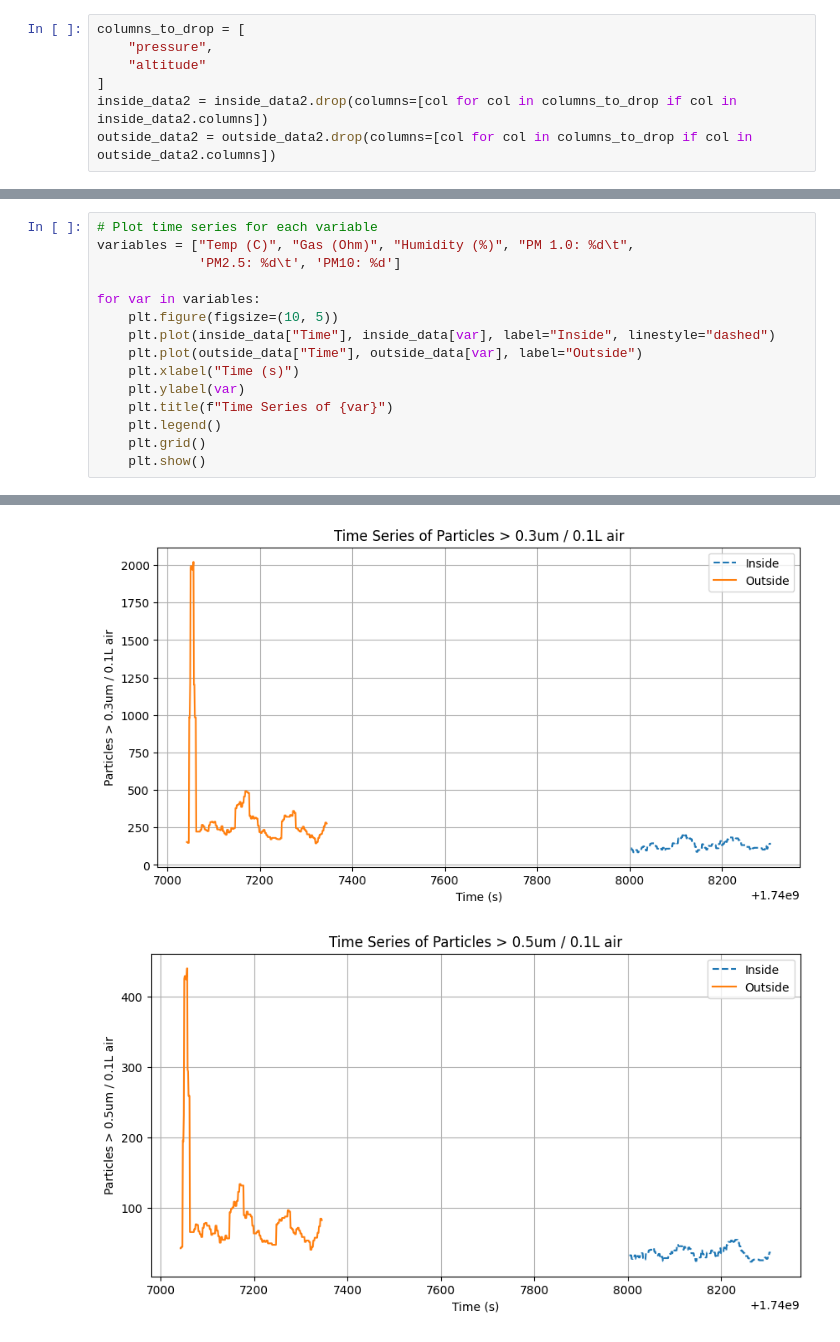
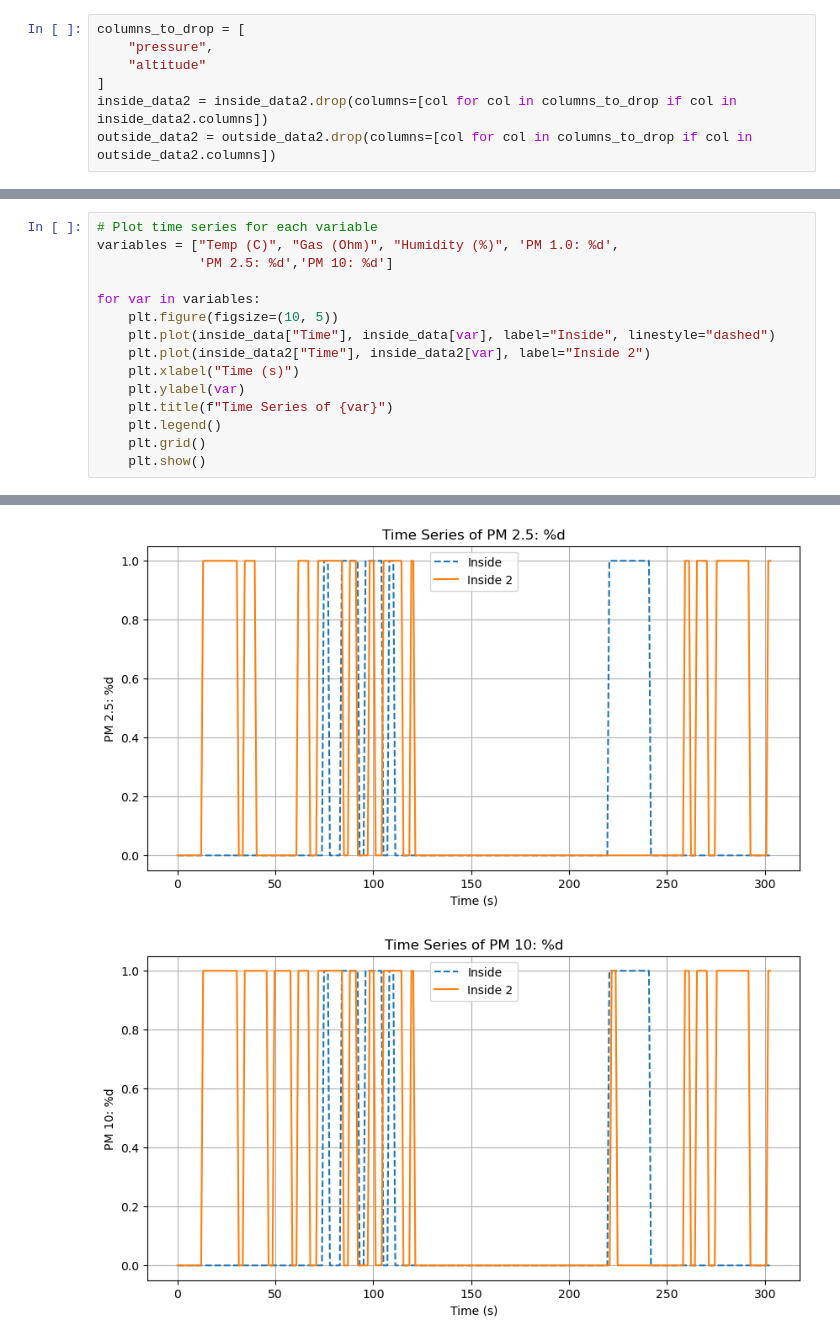
Before and after one commit to isaklavsky/E11_coolpeople, a Jupyter notebook: Week6_Comparison_Data.ipynb, the cells around one changed output, grey strips where cells are left out. Drawn from its saved outputs; the diff is of its cells as text.

```diff
--- a/Week6_Comparison_Data.ipynb
+++ b/Week6_Comparison_Data.ipynb
@@ -117,12 +102,12 @@ timenormalize(outside_data2)
 # %%
 # Plot time series for each variable
-variables = ["Temp (C)", "Gas (Ohm)", "Humidity (%)", "PM 1.0: %d\t",
-             'PM2.5: %d\t',	'PM10: %d']
+variables = ["Temp (C)", "Gas (Ohm)", "Humidity (%)", 'PM 1.0: %d',
+             'PM 2.5: %d','PM 10: %d']
 
 for var in variables:
     plt.figure(figsize=(10, 5))
     plt.plot(inside_data["Time"], inside_data[var], label="Inside", linestyle="dashed")
-    plt.plot(outside_data["Time"], outside_data[var], label="Outside")
+    plt.plot(inside_data2["Time"], inside_data2[var], label="Inside 2")
     plt.xlabel("Time (s)")
     plt.ylabel(var)
     plt.title(f"Time Series of {var}")
@@ -137,2 +122,2 @@ for var in variables:
-[figure, old version]
+[figure, new version]
-[figure, old version]
+[figure, new version]
```
Also changed, not shown: parts of 10 cells of this notebook.
